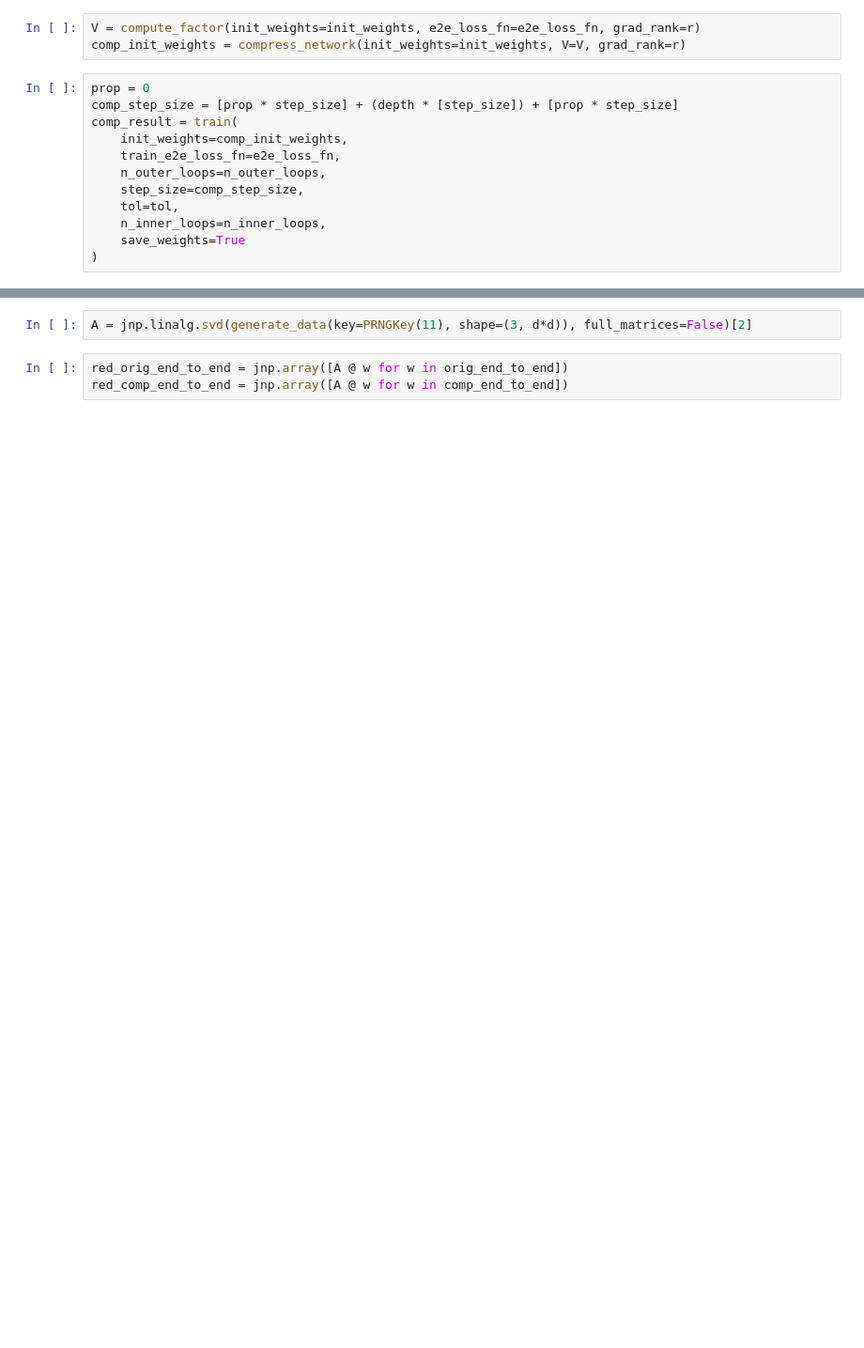
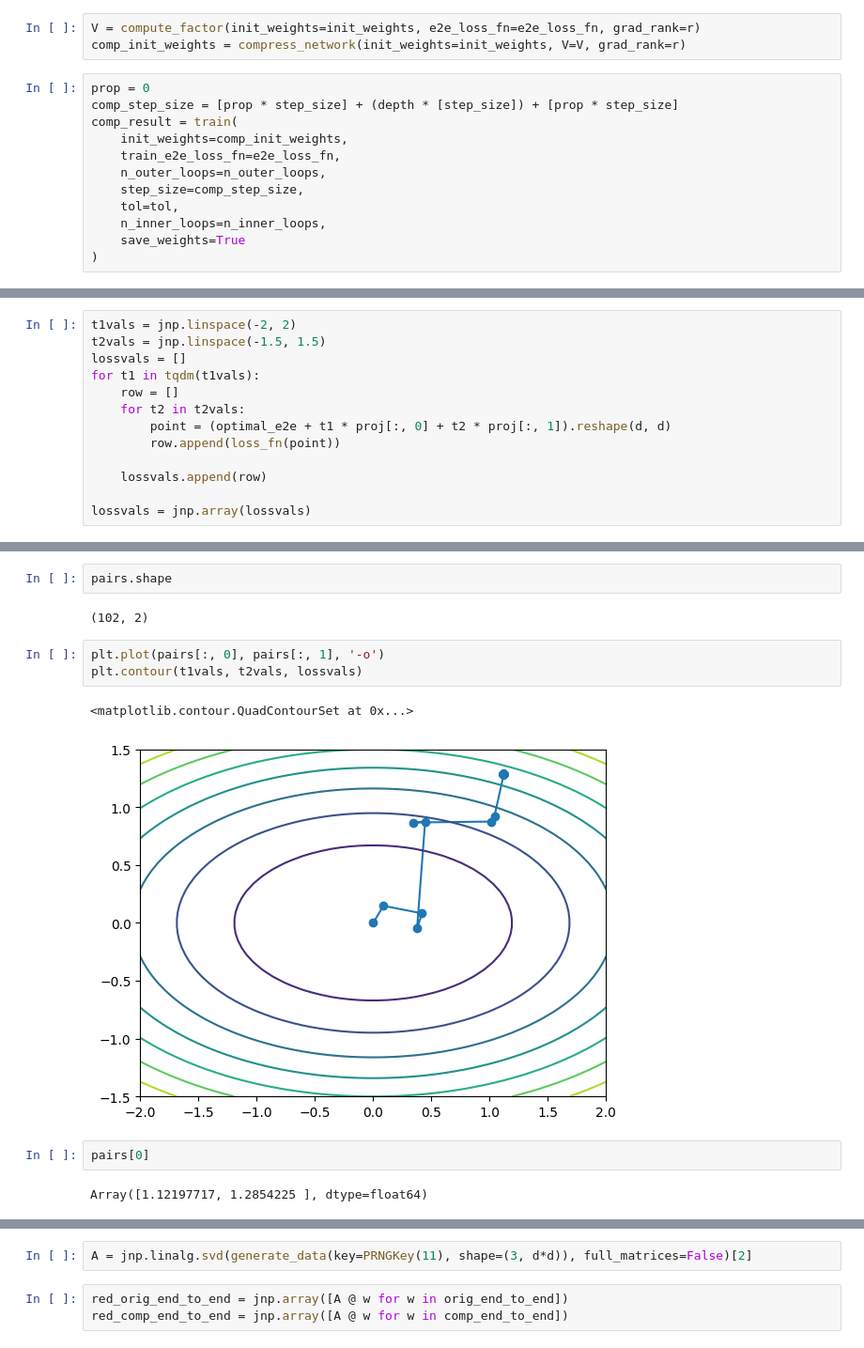
Before and after one commit to cjyaras/law-of-parsimony, a Jupyter notebook: fig_equiv_traj_L2.ipynb, the cells around one changed output, grey strips where cells are left out. Shown: that part at 94% size. Cells and saved outputs as stored; diff of their text form; blank space fills up the shorter version.

```diff
--- a/fig_equiv_traj_L2.ipynb
+++ b/fig_equiv_traj_L2.ipynb
@@ -77,0 +91,13 @@ comp_end_to_end = [compute_end_to_end(w).reshape(-1) for w in comp_weights]
+# %%
+t1vals = jnp.linspace(-2, 2)
+t2vals = jnp.linspace(-1.5, 1.5)
+lossvals = []
+for t1 in tqdm(t1vals):
+    row = []
+    for t2 in t2vals:
+        point = (optimal_e2e + t1 * proj[:, 0] + t2 * proj[:, 1]).reshape(d, d)
+        row.append(loss_fn(point))
+
+    lossvals.append(row)
+
+lossvals = jnp.array(lossvals)
@@ -77,0 +114,14 @@ comp_end_to_end = [compute_end_to_end(w).reshape(-1) for w in comp_weights]
+# %%
+pairs.shape
+# %% [output]
+(102, 2)
+# %%
+plt.plot(pairs[:, 0], pairs[:, 1], '-o')
+plt.contour(t1vals, t2vals, lossvals)
+# %% [output]
+<matplotlib.contour.QuadContourSet at 0x...>
+[figure, added]
+# %%
+pairs[0]
+# %% [output]
+Array([1.12197717, 1.2854225 ], dtype=float64)
```
Also changed, not shown: parts of 13 cells of this notebook, 1 other file.
